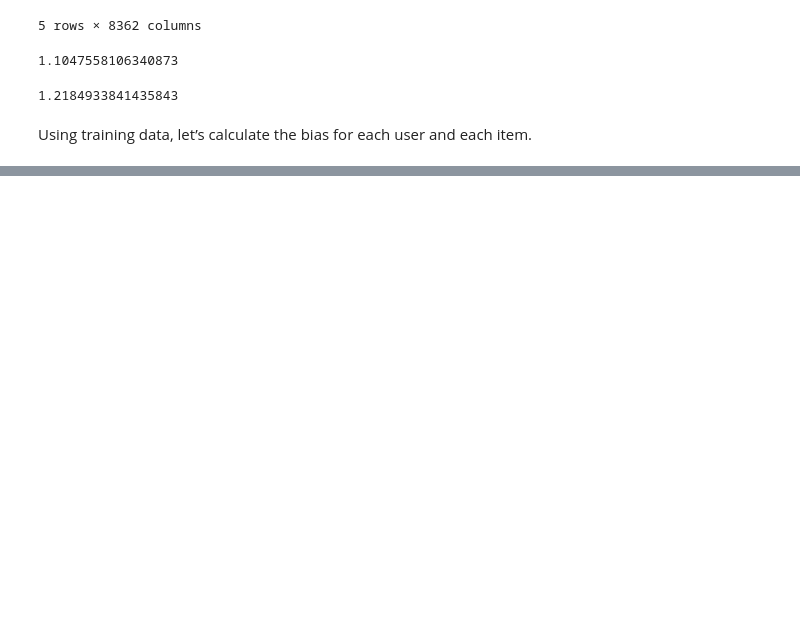
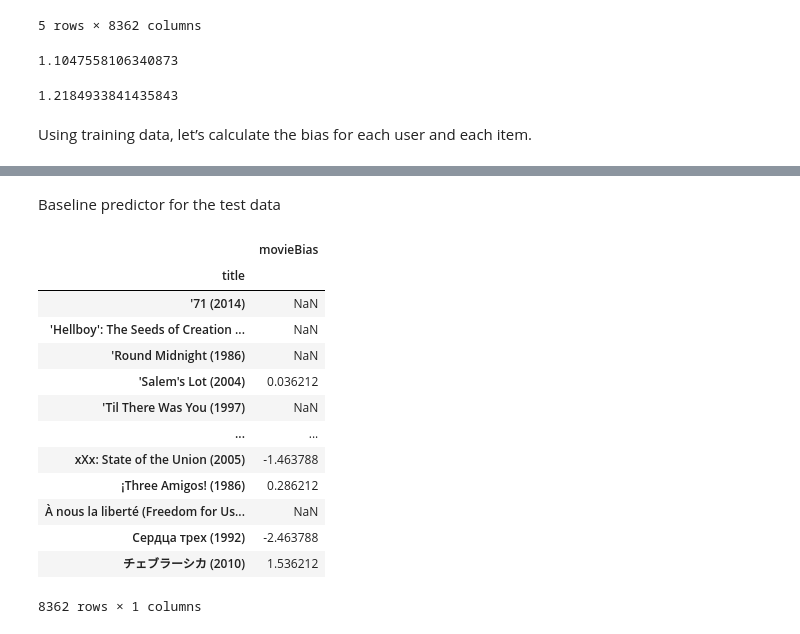
Before and after one commit to salma71/MSDS_SU2020, a Jupyter notebook: Basic_recommender_1.ipynb, the cells around one changed output, grey strips where cells are left out. Saved outputs shown, nothing was run; the diff lists cells and outputs as text; code cells hidden in the pictures; blank space fills up the shorter version.

```diff
--- a/Basic_recommender_1.ipynb
+++ b/Basic_recommender_1.ipynb
@@ -252,0 +268,21 @@ Calculating the baseline predictors for every user-item combination.
+# %% [markdown]
+Baseline predictor for the test data
+# %%
+movie_mean_t = test.mean(axis=0, skipna=True)
+movie_bias_t = get_bias_matrix(test, movie_mean_t, raw_average=raw_avg, name ='movieBias')
+movie_bias_t
+# %% [output]
+|  | movieBias |
+| title |  |
+| '71 (2014) | NaN |
+| 'Hellboy': The Seeds of Creation ... | NaN |
+| 'Round Midnight (1986) | NaN |
+| 'Salem's Lot (2004) | 0.036212 |
+| 'Til There Was You (1997) | NaN |
+| ... | ... |
+| xXx: State of the Union (2005) | -1.463788 |
+| ¡Three Amigos! (1986) | 0.286212 |
+| À nous la liberté (Freedom for Us... | NaN |
+| Сердца трех (1992) | -2.463788 |
+| チェブラーシカ (2010) | 1.536212 |
+8362 rows × 1 columns
```
Also changed, not shown: parts of 10 cells of this notebook.
